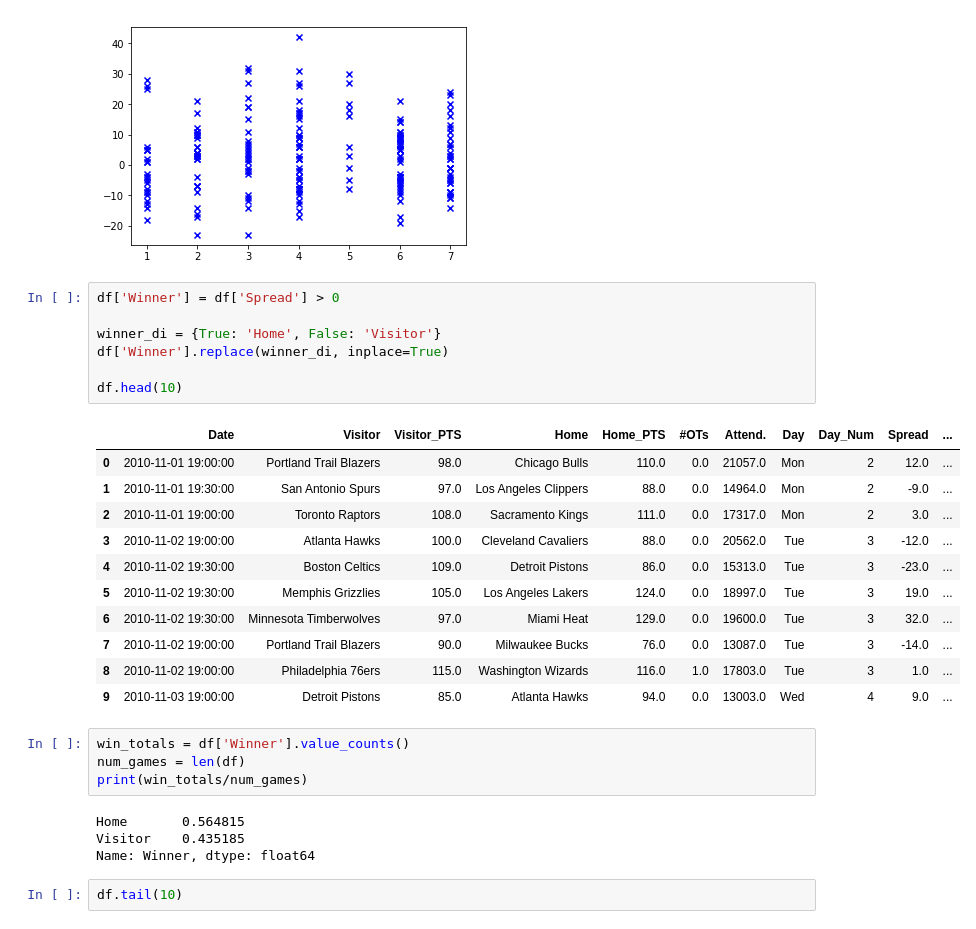
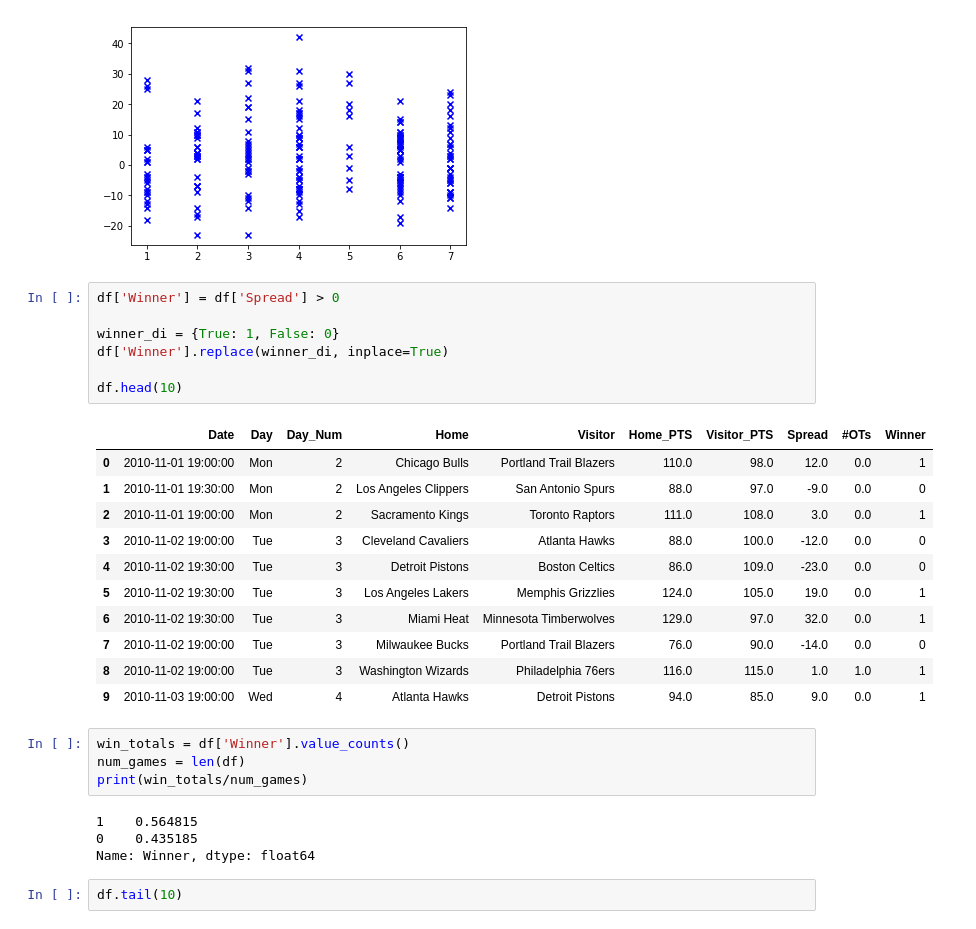
Before and after one commit to ntozer/nba-game-predictor, a Jupyter notebook: prepare_data.ipynb, the cells around one changed output. Cells and saved outputs as stored; diff of their text form.

```diff
--- a/prepare_data.ipynb
+++ b/prepare_data.ipynb
@@ -59,29 +59,29 @@ plt.show()
 # %%
 df['Winner'] = df['Spread'] > 0
 
-winner_di = {True: 'Home', False: 'Visitor'}
+winner_di = {True: 1, False: 0}
 df['Winner'].replace(winner_di, inplace=True)
 
 df.head(10)
 # %% [output]
-|  | Date | Visitor | Visitor_PTS | Home | Home_PTS | #OTs | Attend. | Day | Day_Num | Spread | ... |
-| 0 | 2010-11-01 19:00:00 | Portland Trail Blazers | 98.0 | Chicago Bulls | 110.0 | 0.0 | 21057.0 | Mon | 2 | 12.0 | ... |
-| 1 | 2010-11-01 19:30:00 | San Antonio Spurs | 97.0 | Los Angeles Clippers | 88.0 | 0.0 | 14964.0 | Mon | 2 | -9.0 | ... |
-| 2 | 2010-11-01 19:00:00 | Toronto Raptors | 108.0 | Sacramento Kings | 111.0 | 0.0 | 17317.0 | Mon | 2 | 3.0 | ... |
-| 3 | 2010-11-02 19:00:00 | Atlanta Hawks | 100.0 | Cleveland Cavaliers | 88.0 | 0.0 | 20562.0 | Tue | 3 | -12.0 | ... |
-| 4 | 2010-11-02 19:30:00 | Boston Celtics | 109.0 | Detroit Pistons | 86.0 | 0.0 | 15313.0 | Tue | 3 | -23.0 | ... |
-| 5 | 2010-11-02 19:30:00 | Memphis Grizzlies | 105.0 | Los Angeles Lakers | 124.0 | 0.0 | 18997.0 | Tue | 3 | 19.0 | ... |
-| 6 | 2010-11-02 19:30:00 | Minnesota Timberwolves | 97.0 | Miami Heat | 129.0 | 0.0 | 19600.0 | Tue | 3 | 32.0 | ... |
-| 7 | 2010-11-02 19:00:00 | Portland Trail Blazers | 90.0 | Milwaukee Bucks | 76.0 | 0.0 | 13087.0 | Tue | 3 | -14.0 | ... |
-| 8 | 2010-11-02 19:00:00 | Philadelphia 76ers | 115.0 | Washington Wizards | 116.0 | 1.0 | 17803.0 | Tue | 3 | 1.0 | ... |
-| 9 | 2010-11-03 19:00:00 | Detroit Pistons | 85.0 | Atlanta Hawks | 94.0 | 0.0 | 13003.0 | Wed | 4 | 9.0 | ... |
+|  | Date | Day | Day_Num | Home | Visitor | Home_PTS | Visitor_PTS | Spread | #OTs | Winner |
+| 0 | 2010-11-01 19:00:00 | Mon | 2 | Chicago Bulls | Portland Trail Blazers | 110.0 | 98.0 | 12.0 | 0.0 | 1 |
+| 1 | 2010-11-01 19:30:00 | Mon | 2 | Los Angeles Clippers | San Antonio Spurs | 88.0 | 97.0 | -9.0 | 0.0 | 0 |
+| 2 | 2010-11-01 19:00:00 | Mon | 2 | Sacramento Kings | Toronto Raptors | 111.0 | 108.0 | 3.0 | 0.0 | 1 |
+| 3 | 2010-11-02 19:00:00 | Tue | 3 | Cleveland Cavaliers | Atlanta Hawks | 88.0 | 100.0 | -12.0 | 0.0 | 0 |
+| 4 | 2010-11-02 19:30:00 | Tue | 3 | Detroit Pistons | Boston Celtics | 86.0 | 109.0 | -23.0 | 0.0 | 0 |
+| 5 | 2010-11-02 19:30:00 | Tue | 3 | Los Angeles Lakers | Memphis Grizzlies | 124.0 | 105.0 | 19.0 | 0.0 | 1 |
+| 6 | 2010-11-02 19:30:00 | Tue | 3 | Miami Heat | Minnesota Timberwolves | 129.0 | 97.0 | 32.0 | 0.0 | 1 |
+| 7 | 2010-11-02 19:00:00 | Tue | 3 | Milwaukee Bucks | Portland Trail Blazers | 76.0 | 90.0 | -14.0 | 0.0 | 0 |
+| 8 | 2010-11-02 19:00:00 | Tue | 3 | Washington Wizards | Philadelphia 76ers | 116.0 | 115.0 | 1.0 | 1.0 | 1 |
+| 9 | 2010-11-03 19:00:00 | Wed | 4 | Atlanta Hawks | Detroit Pistons | 94.0 | 85.0 | 9.0 | 0.0 | 1 |
 # %%
 win_totals = df['Winner'].value_counts()
 num_games = len(df)
 print(win_totals/num_games)
 # %% [output]
-Home       0.564815
-Visitor    0.435185
+1    0.564815
+0    0.435185
 Name: Winner, dtype: float64
 # %%
 df.tail(10)
```
Also changed, not shown: parts of 9 cells of this notebook.
